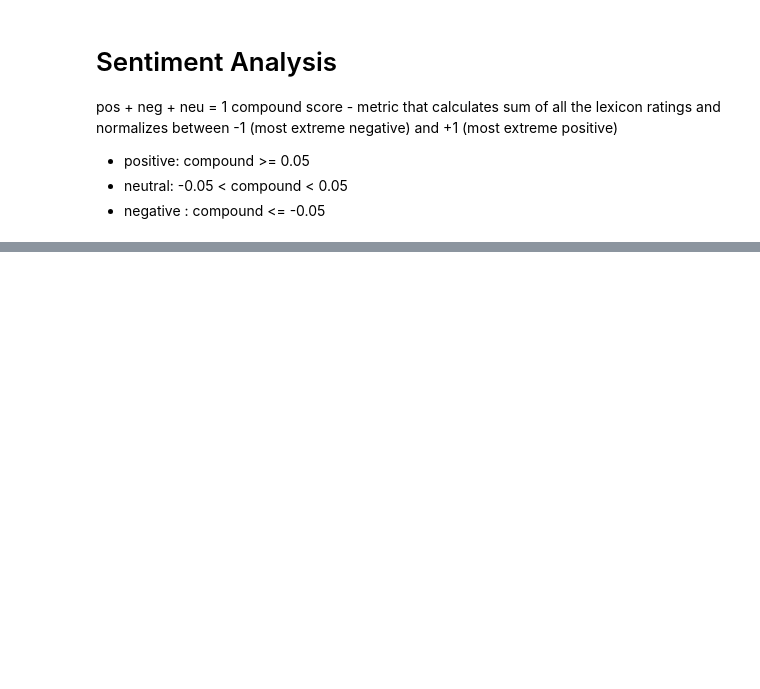
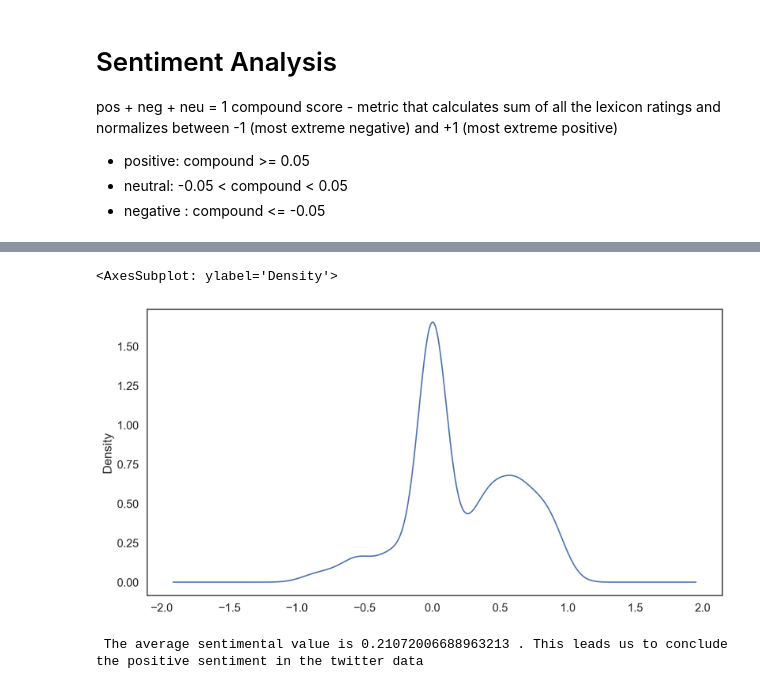
Before and after one commit to drea-biz/Portfollio_Sample_projects, a Jupyter notebook: Portfolio_notebook_python.ipynb, the cells around one changed output, grey strips where cells are left out. Saved outputs shown, nothing was run; the diff lists cells and outputs as text; code cells hidden in the pictures; blank space fills up the shorter version.

```diff
--- a/Portfolio_notebook_python.ipynb
+++ b/Portfolio_notebook_python.ipynb
@@ -204,6 +204,6 @@ compound score - metric that calculates sum of all the lexicon ratings and norma
 from nltk.sentiment.vader import SentimentIntensityAnalyzer
 analyser = SentimentIntensityAnalyzer()
 # %%
-padres_list = list(test_df['content'].values)
+padres_list = list(test_df_copy['content'].values)
 padres_list
 # %% [output]
@@ -237,5 +237,6 @@ def get_sentiments(input_list):
 
     return out
 # %%
-padres_sent = get_sentiments(padres_list)
+p2 = get_sentiments(padres_list)
+p2.describe()
 # %% [output]
@@ -242,0 +252,10 @@ AttributeError: 'list' object has no attribute 'encode'
+# %%
+p2['compound'].plot.density(label = 'content sentiment')
+# %% [output]
+<AxesSubplot: ylabel='Density'>
+[figure, added]
+# %%
+avg_sent = p2['compound'].mean()
+print ( " The average sentimental value is", avg_sent, ". This leads us to conclude the positive sentiment in the twitter data")
+# %% [output]
+ The average sentimental value is 0.21072006688963213 . This leads us to conclude the positive sentiment in the twitter data
```
Also changed, not shown: parts of 13 cells of this notebook, 1 other file.
